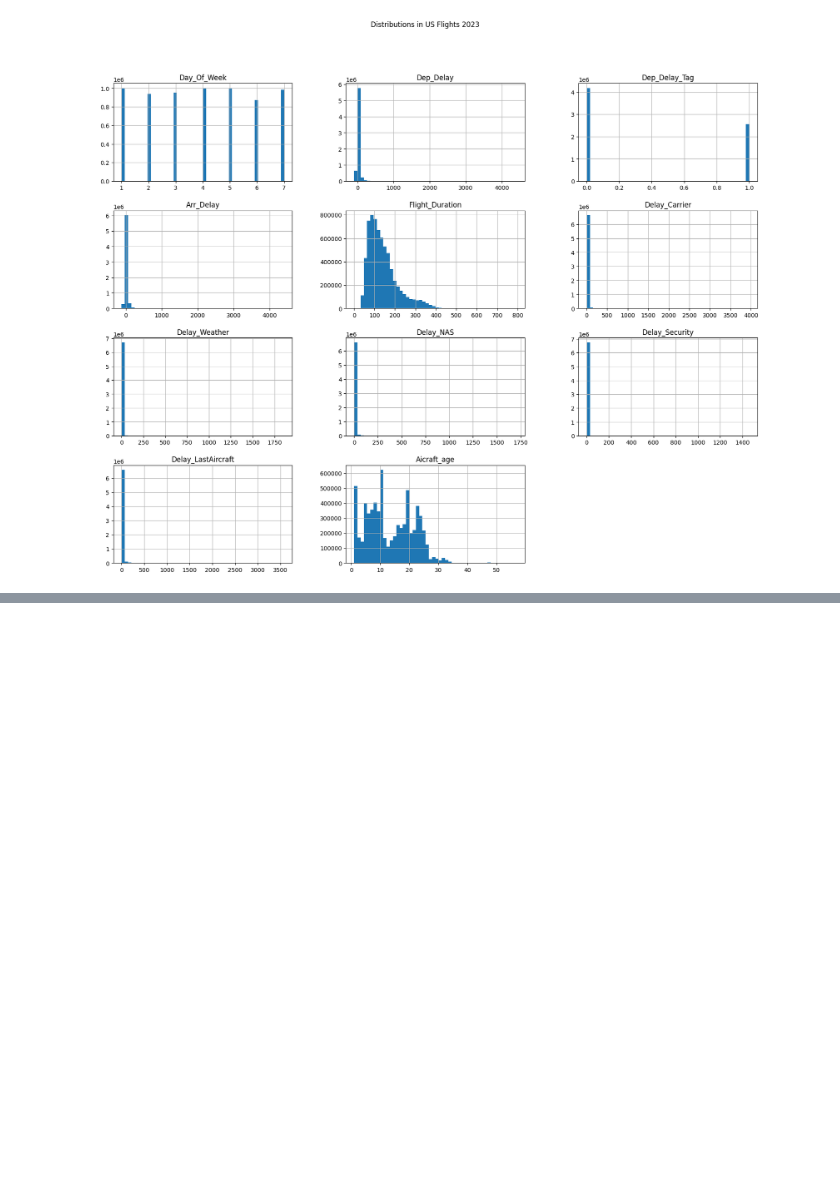
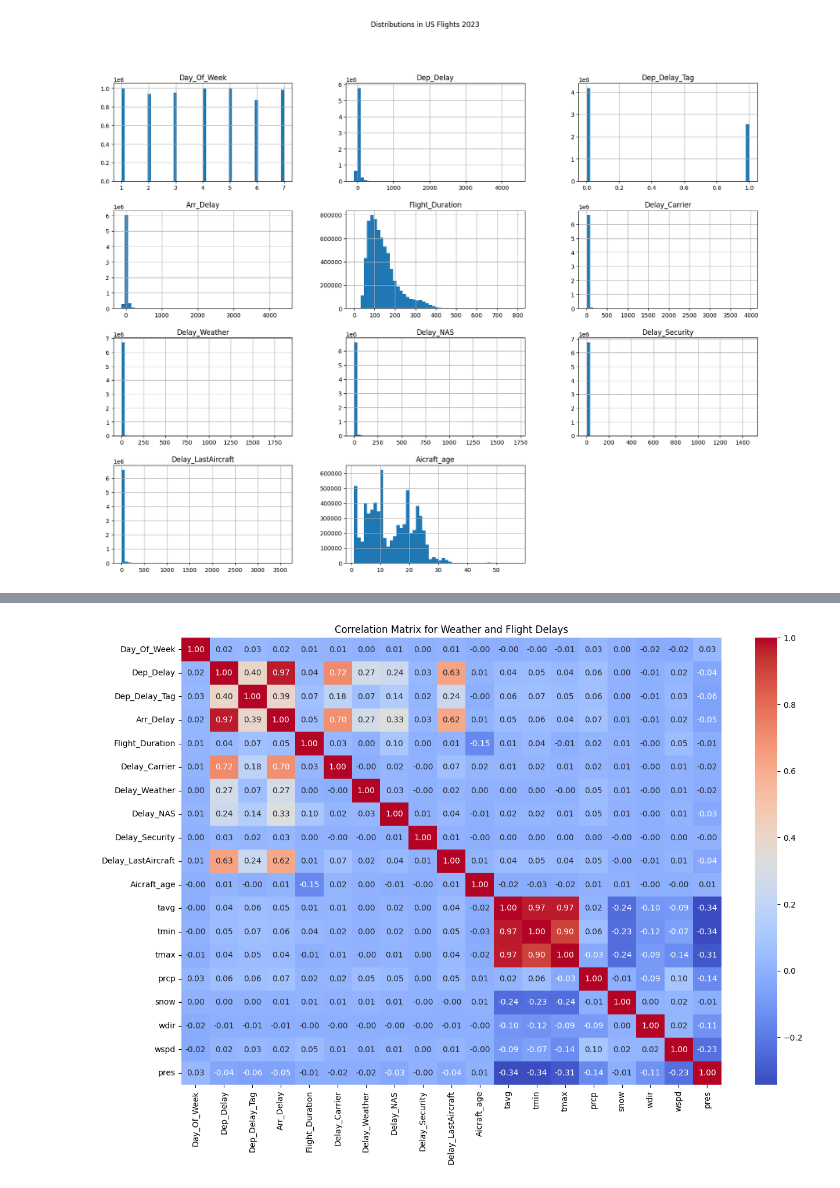
Before and after one commit to diego-mogollon/lateguru, a Jupyter notebook: notebooks/EDA_D.ipynb, the cells around one changed output, grey strips where cells are left out. Saved outputs shown, nothing was run; the diff lists cells and outputs as text; code cells hidden in the pictures; blank space fills up the shorter version.

```diff
--- a/notebooks/EDA_D.ipynb
+++ b/notebooks/EDA_D.ipynb
@@ -157,0 +384,9 @@ plt.show()
+# %%
+#Ensure dates are in the right format
+da_flights_2023['FlightDate'] = pd.to_datetime(da_flights_2023['FlightDate'])
+da_weather['time'] = pd.to_datetime(da_weather['time'])
+# %%
+#Rename columns to match
+da_flights_2023 = da_flights_2023.rename(columns={'FlightDate': 'date', 'Dep_Airport': 'airport_id'})
+
+print(da_flights_2023.head())
@@ -157,0 +411,5 @@ plt.show()
+# %%
+#Rename columns to match
+da_weather = da_weather.rename(columns={'time': 'date'})
+
+print(da_weather.head())
@@ -157,0 +423,6 @@ plt.show()
+# %%
+# Merge flight data with weather data
+da_flights_weather = pd.merge(da_flights_2023, da_weather, on=['date', 'airport_id'], how='inner')
+
+# Print the first few rows of the merged dataframe
+print(da_flights_weather.head())
@@ -157,0 +468,14 @@ plt.show()
+# %%
+# Select only the numeric columns for correlation analysis
+da_flights_weather_numeric = da_flights_weather.select_dtypes(include=[np.number])
+
+# Compute the correlation matrix
+correlation_matrix = da_flights_weather_numeric.corr()
+
+# Plot the correlation matrix
+plt.figure(figsize=(15, 10))
+sns.heatmap(correlation_matrix, annot=True, cmap='coolwarm', fmt='.2f')
+plt.title("Correlation Matrix for Weather and Flight Delays")
+plt.show()
+# %% [output]
+[figure, added]
```
Also changed, not shown: parts of 24 cells of this notebook, 1 other file.
